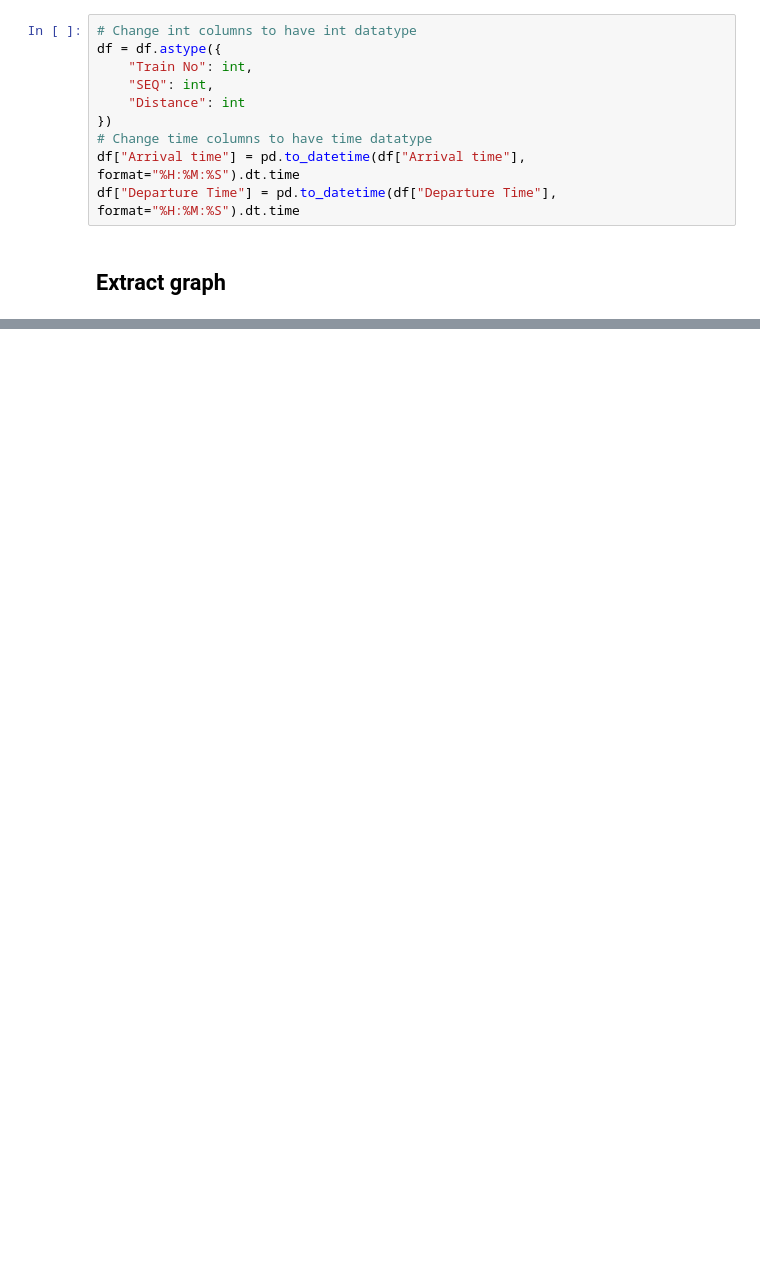
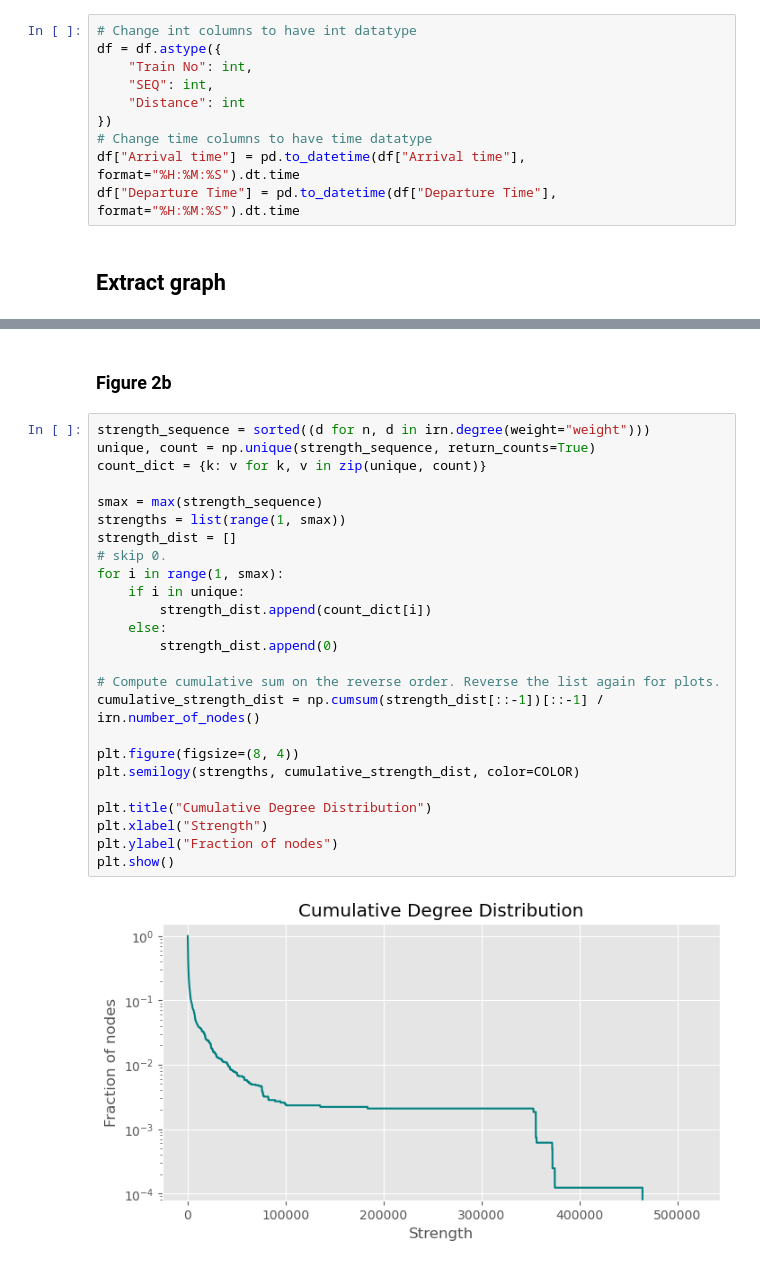
Before and after one commit to Armagaan/irn-data-analysis, a Jupyter notebook: src/explore.ipynb, the cells around one changed output, grey strips where cells are left out. Drawn from its saved outputs; the diff is of its cells as text; blank space fills up the shorter version.

```diff
--- a/src/explore.ipynb
+++ b/src/explore.ipynb
@@ -87,0 +271,29 @@ DiGraph with 8147 nodes and 28189 edges
+# %% [markdown]
+### Figure 2b
+# %%
+strength_sequence = sorted((d for n, d in irn.degree(weight="weight")))
+unique, count = np.unique(strength_sequence, return_counts=True)
+count_dict = {k: v for k, v in zip(unique, count)}
+
+smax = max(strength_sequence)
+strengths = list(range(1, smax))
+strength_dist = []
+# skip 0.
+for i in range(1, smax):
+    if i in unique:
+        strength_dist.append(count_dict[i])
+    else:
+        strength_dist.append(0)
+
+# Compute cumulative sum on the reverse order. Reverse the list again for plots.
+cumulative_strength_dist = np.cumsum(strength_dist[::-1])[::-1] / irn.number_of_nodes()
+
+plt.figure(figsize=(8, 4))
+plt.semilogy(strengths, cumulative_strength_dist, color=COLOR)
+
+plt.title("Cumulative Degree Distribution")
+plt.xlabel("Strength")
+plt.ylabel("Fraction of nodes")
+plt.show()
+# %% [output]
+[figure, added]
```
Also changed, not shown: parts of 22 cells of this notebook.
